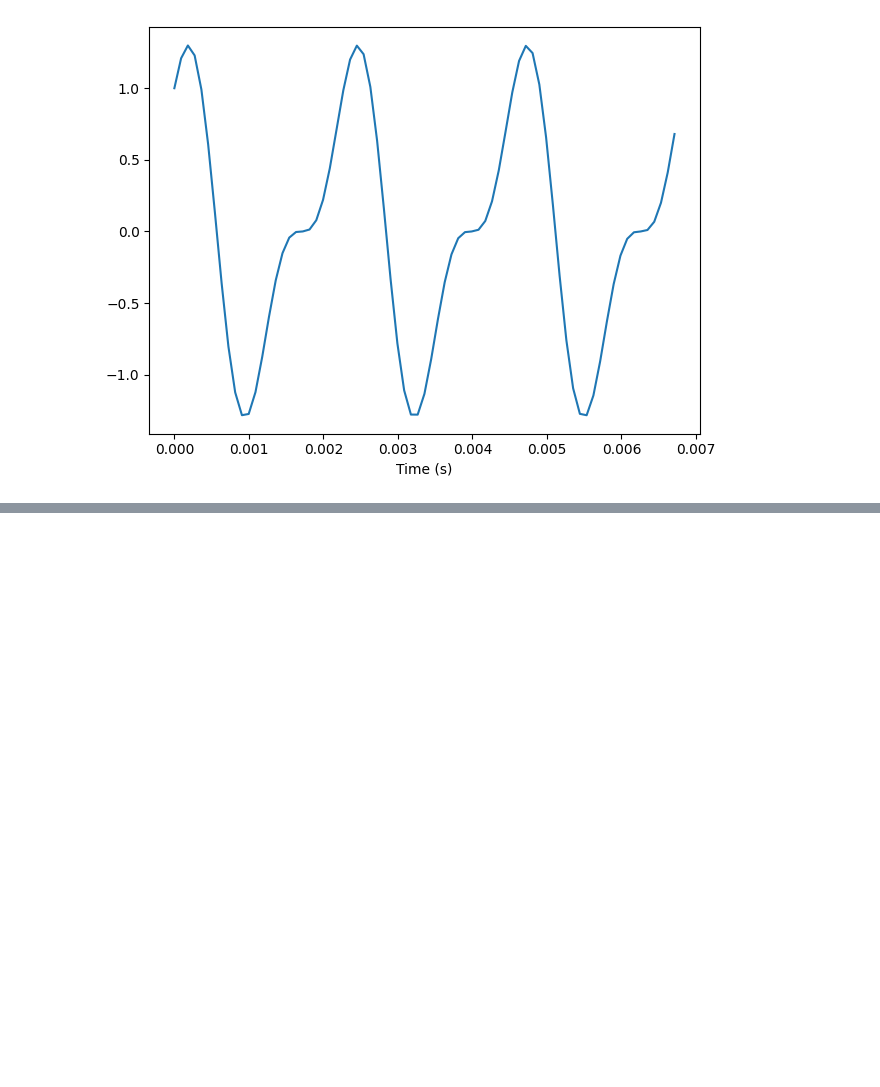
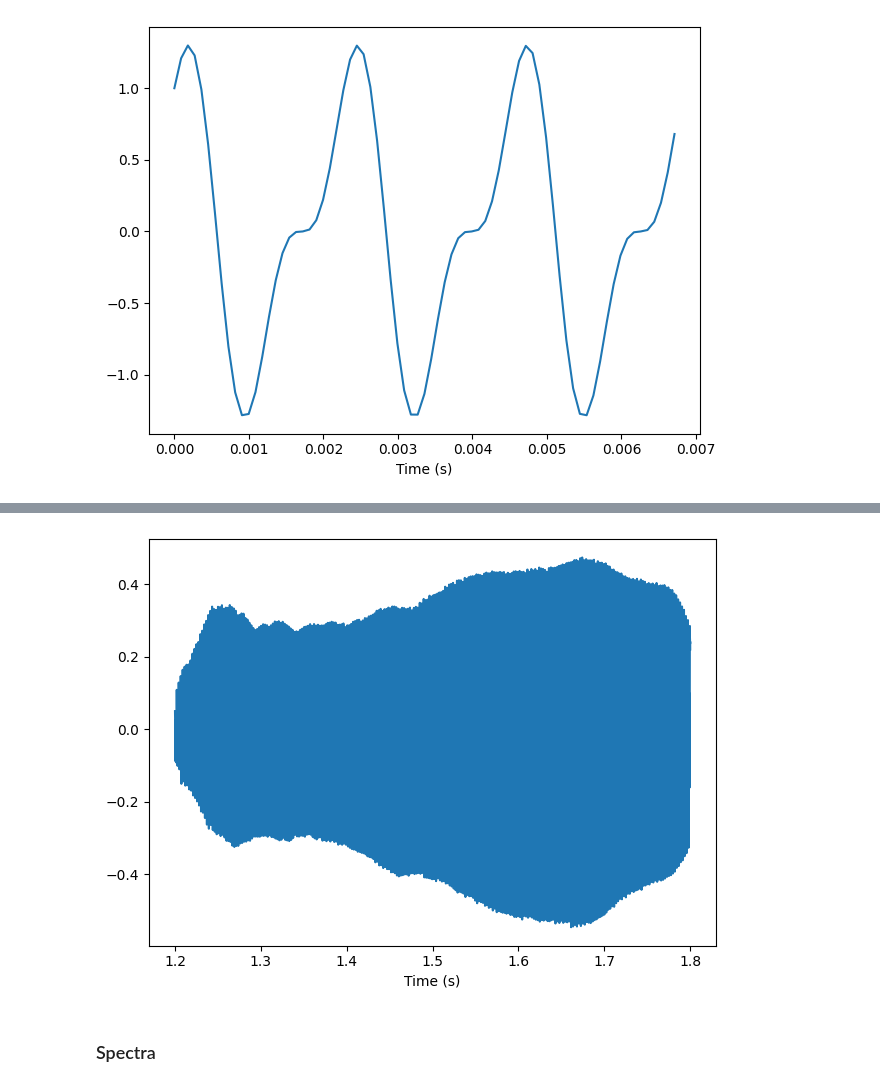
Before and after one commit to damiansp/completePython, a Jupyter notebook: dsp/1_sounds_and_signals/3_signals.ipynb, the cells around one changed output, grey strips where cells are left out. Drawn from its saved outputs; the diff is of its cells as text; code cells hidden in the pictures; blank space fills up the shorter version.

```diff
--- a/dsp/1_sounds_and_signals/3_signals.ipynb
+++ b/dsp/1_sounds_and_signals/3_signals.ipynb
@@ -144,0 +152,3 @@ AttributeError: 'Wave' object has no attribute 'apodize'
+# %%
+filename = '92002__jcveliz__violin-origional.wav'
+wave = dsp.read_wave(f'{AUD}/{filename}')
@@ -144,0 +159,10 @@ AttributeError: 'Wave' object has no attribute 'apodize'
+# %%
+start = 1.2
+dur = 0.6
+seg = wave.segment(start, dur)
+seg.plot()
+dsp.decorate(xlabel='Time (s)');
+# %% [output]
+[figure, added]
+# %% [markdown]
+### Spectra
```
Also changed, not shown: parts of 8 cells of this notebook, 2 other files.
